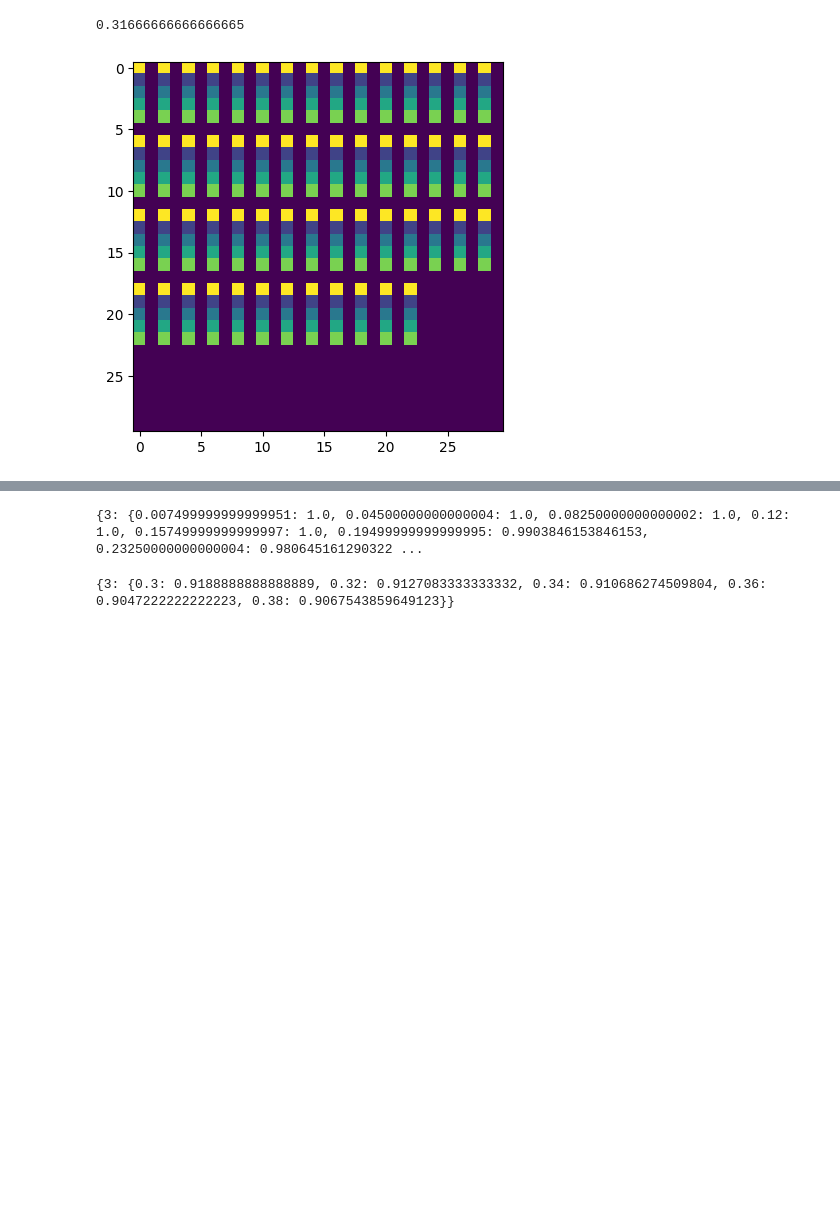
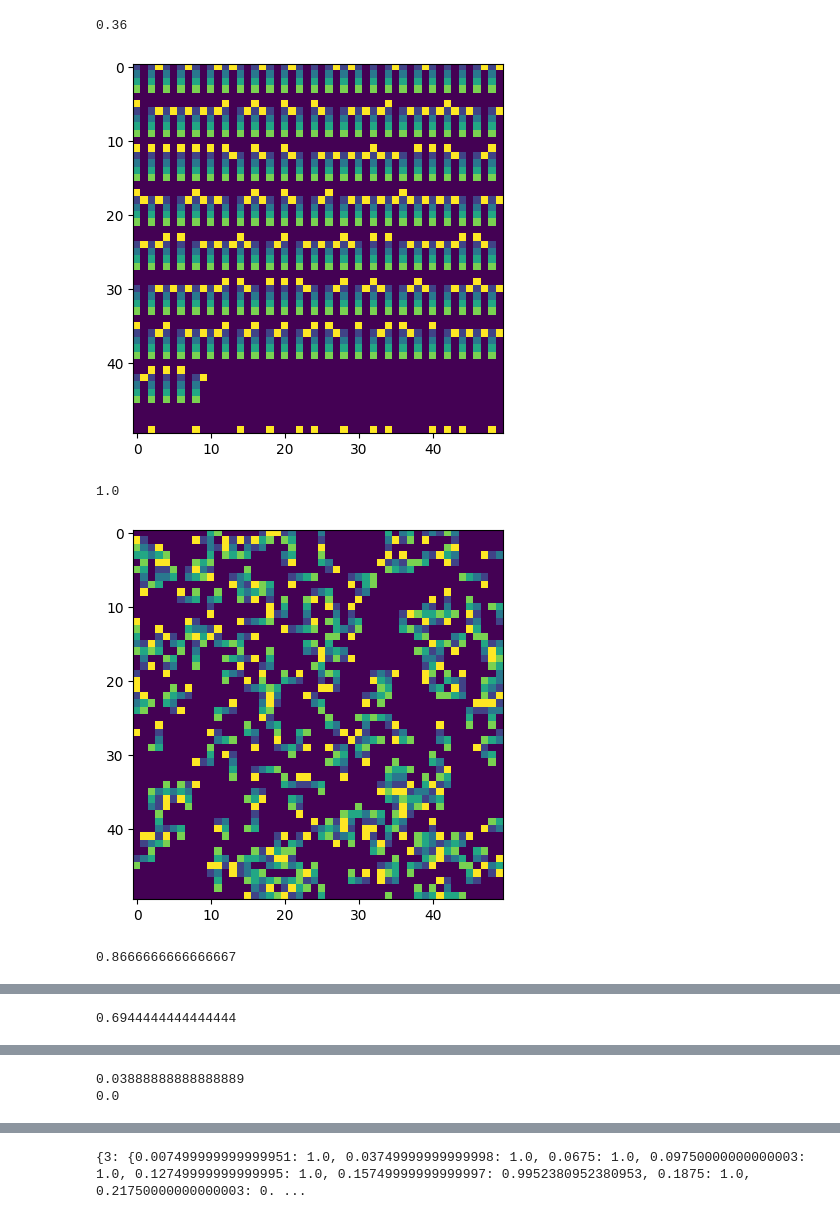
Before and after one commit to Isi2000/FCW, a Jupyter notebook: simulation.ipynb, the cells around one changed output, grey strips where cells are left out. Cells and saved outputs as stored; diff of their text form; code cells hidden in the pictures; blank space fills up the shorter version.

```diff
--- a/simulation.ipynb
+++ b/simulation.ipynb
@@ -73,41 +73,47 @@ class Simulation:
             if len(self.free_spot_finder([x,y])) > 0:
                 count += 1
         return count/len(self.labeled_chains)
 
     def step(self):
       for key, positions in self.labeled_chains.items():
         free_spots = self.free_spot_finder(positions[0])
         if free_spots:
           mov = random.choice(free_spots)
           self.board[positions[-1]] = 0
           positions[1:] = positions[0:-1]
           positions[0] = mov
         self.update_board()
       self.mobility.append(self.mobility_measurer())
 
     def evolution(self, num_of_iterations, show_progress_bar=False):
         if show_progress_bar:
             progress_bar = tqdm(range(num_of_iterations))
         else:
             progress_bar = range(num_of_iterations)
 
         for i in progress_bar:
             self.step()
             if self.mobility[-1] == 0:
                 break
 
-            #if i%500000== 0:
-            #  plt.imshow(self.board)
-            #  plt.show()
-              #print(s.mobility[-1])
+            if i==100 or i==300:
+              plt.imshow(self.board)
+              plt.show()
+              print(s.mobility[-1])
+            elif i%1000 == 0:
+              plt.imshow(self.board)
+              plt.show()
+              print(s.mobility[-1])
 
-
-s = Simulation(b_size=30, n_chains= 57, chain_len=5)
+s = Simulation(b_size=50, n_chains= 180, chain_len=5)
 print(s.density)
 plt.imshow(s.board)
-s.evolution(1)
-#plt.imshow(s.board)
-#print(s.mobility[-1])
+s.evolution(10000)
+plt.imshow(s.board)
+print(s.mobility[-1])
 # %% [output]
-0.31666666666666665
+0.36
-[figure, old version]
+[figure, new version]
+1.0
+[figure, added]
+0.8666666666666667
@@ -113,0 +121 @@ s.evolution(1)
+0.6944444444444444
@@ -113,0 +123,2 @@ s.evolution(1)
+0.03888888888888889
+0.0
@@ -115,10 +127,10 @@ s.evolution(1)
 
 # Define parameters
 board_size = 20
-num_iterations = 5000
-density_vals = [k for k in range(1, 45, 5)]  # Modified density values
-chain_l_vals = [3]  # Modified chain lengths
-num_simulations = 20  # Number of simulations to average
+num_iterations = 20000
+density_vals = [k for k in range(1, 40, 4)]  # Modified density values
+chain_l_vals = [3, 4]  # Modified chain lengths
+num_simulations = 10  # Number of simulations to average
 
 results = {}
 
@@ -140,11 +152,7 @@ for chain_len in chain_l_vals:
 # Print or save the results as needed
 print(results)
 # %% [output]
-{3: {0.007499999999999951: 1.0, 0.04500000000000004: 1.0, 0.08250000000000002: 1.0, 0.12: 1.0, 0.15749999999999997: 1.0, 0.19499999999999995: 0.9903846153846153, 0.23250000000000004: 0.980645161290322 ...
+{3: {0.007499999999999951: 1.0, 0.03749999999999998: 1.0, 0.0675: 1.0, 0.09750000000000003: 1.0, 0.12749999999999995: 1.0, 0.15749999999999997: 0.9952380952380953, 0.1875: 1.0, 0.21750000000000003: 0. ...
-# %%
-print(results)
-# %% [output]
-{3: {0.3: 0.9188888888888889, 0.32: 0.9127083333333332, 0.34: 0.910686274509804, 0.36: 0.9047222222222223, 0.38: 0.9067543859649123}}
 # %%
 import matplotlib.pyplot as plt
 import numpy as np
```
Also changed, not shown: parts of 3 cells of this notebook.
